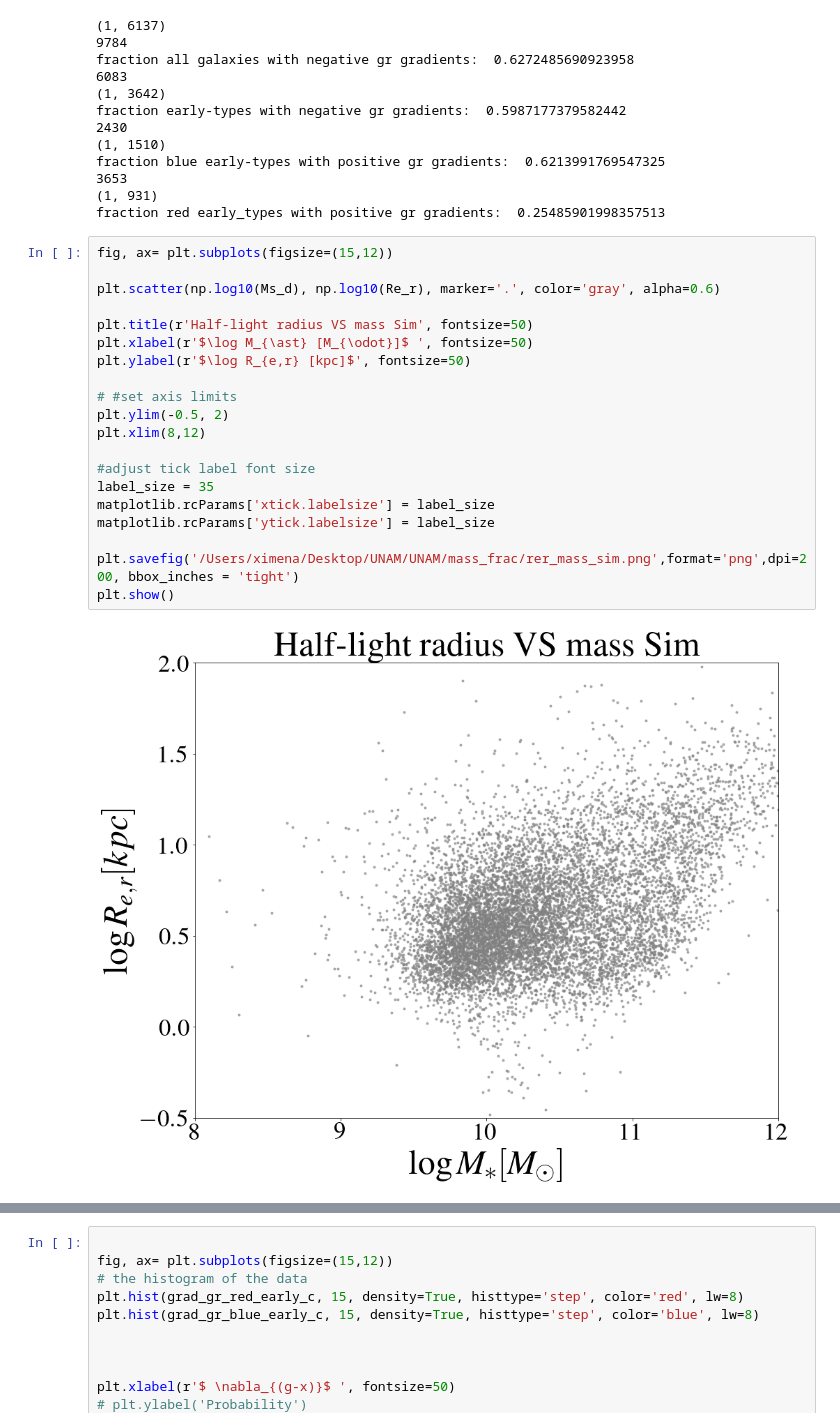
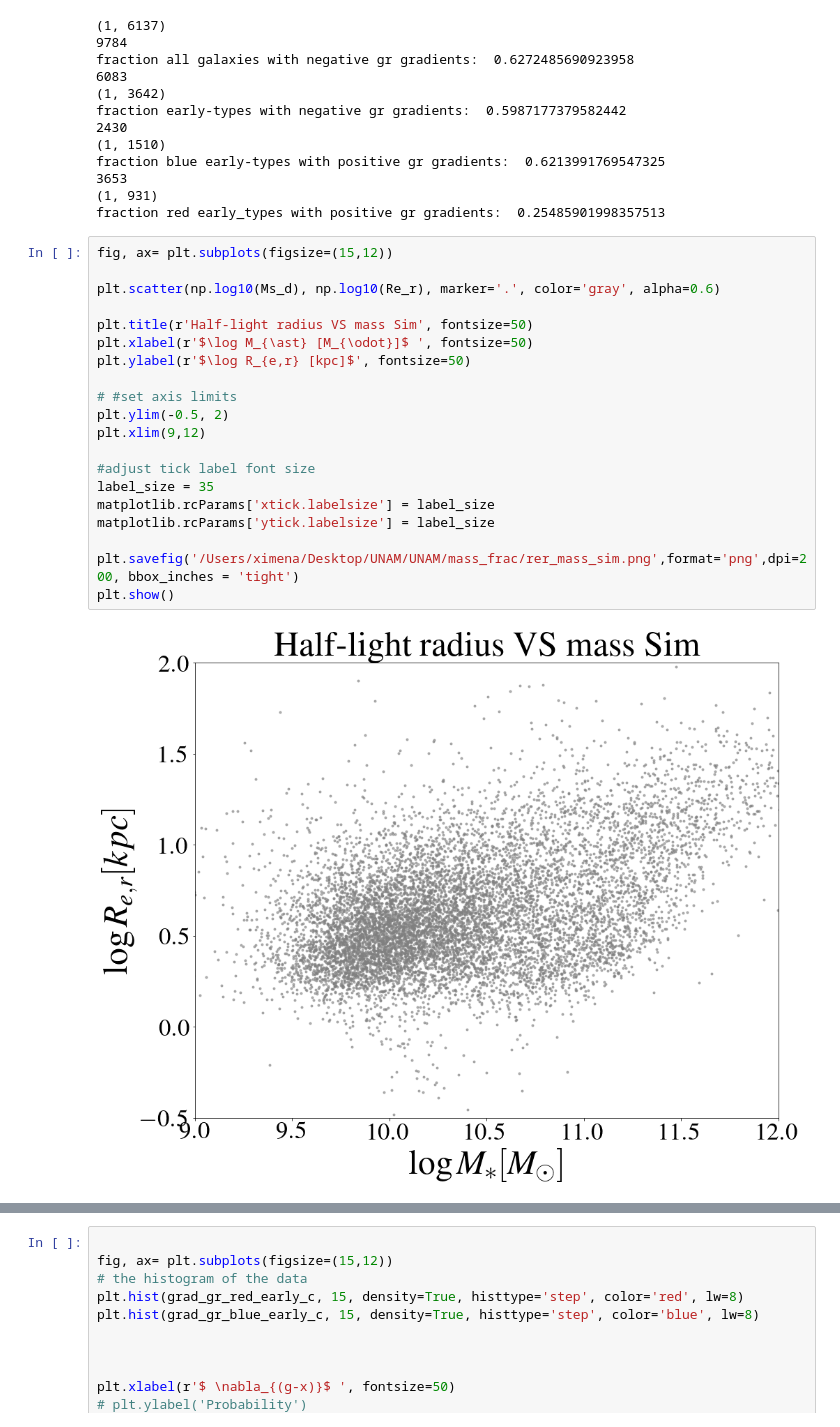
Before and after one commit to Ximena89/UNAM, a Jupyter notebook: mass_frac/sim.ipynb, the cells around one changed output, grey strips where cells are left out. Saved outputs shown, nothing was run; the diff lists cells and outputs as text.

```diff
--- a/mass_frac/sim.ipynb
+++ b/mass_frac/sim.ipynb
@@ -896,25 +915,25 @@ fraction red early_types with positive gr gradients:  0.25485901998357513
 # %%
 fig, ax= plt.subplots(figsize=(15,12))
 
 plt.scatter(np.log10(Ms_d), np.log10(Re_r), marker='.', color='gray', alpha=0.6)
 
 plt.title(r'Half-light radius VS mass Sim', fontsize=50)
 plt.xlabel(r'$\log M_{\ast} [M_{\odot}]$ ', fontsize=50)
 plt.ylabel(r'$\log R_{e,r} [kpc]$', fontsize=50)
 
 # #set axis limits
 plt.ylim(-0.5, 2)
-plt.xlim(8,12)
+plt.xlim(9,12)
 
 #adjust tick label font size
 label_size = 35
 matplotlib.rcParams['xtick.labelsize'] = label_size
 matplotlib.rcParams['ytick.labelsize'] = label_size
 
 plt.savefig('/Users/ximena/Desktop/UNAM/UNAM/mass_frac/rer_mass_sim.png',format='png',dpi=200, bbox_inches = 'tight')
 plt.show()
 # %% [output]
-[figure, old version]
+[figure, new version]
 # %%
 fig, ax= plt.subplots(figsize=(15,12))
 
```
Also changed, not shown: parts of 20 cells of this notebook.
